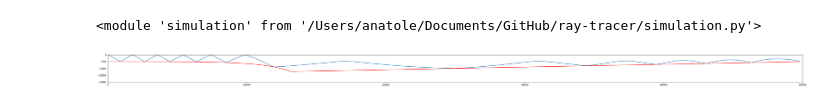
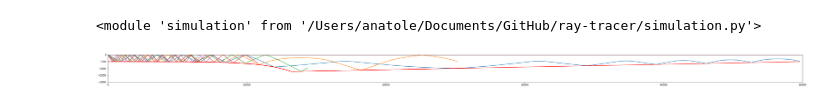
Before and after one commit to ahernot/ray-tracer, a Jupyter notebook: tests.ipynb, the cells around one changed output. Drawn from its saved outputs; the diff is of its cells as text; code cells hidden in the pictures.

Commit message:
begin simulation.Simulation2D tests

```diff
--- a/tests.ipynb
+++ b/tests.ipynb
@@ -32,19 +32,35 @@ env = Env.Environment2D(
     ceiling=ceiling
 )
 # %%
-reload(Ray)
+# reload(Ray)
 
-ray = Ray.Ray2D(env, source, angle)
-ray.propagate()  # verbose=True)
+# ray = Ray.Ray2D (env, source, angle)
+# ray.propagate()  # verbose=True)
 # %%
-plt.figure(figsize=(50, 2))
-plt.plot(ray.XZ[:,0], ray.XZ[:,1])
-plt.plot(ray.XZ[:,0], ceiling(ray.XZ[:,0]), c='red')
-plt.plot(ray.XZ[:,0], floor(ray.XZ[:,0]), c='red')
-# plt.xlim((env.range_min.x, env.range_max.x))
-# plt.ylim((env.range_min.z, env.range_max.z))
-plt.xlim((0, 50000))
-plt.ylim((-2000, 0))
-plt.show()
+# plt.figure(figsize=(50, 2))
+# plt.plot(ray.XZ[:,0], ray.XZ[:,1])
+# plt.plot(ray.XZ[:,0], ceiling(ray.XZ[:,0]), c='red')
+# plt.plot(ray.XZ[:,0], floor(ray.XZ[:,0]), c='red')
+# # plt.xlim((env.range_min.x, env.range_max.x))
+# # plt.ylim((env.range_min.z, env.range_max.z))
+# plt.xlim((0, 50000))
+# plt.ylim((-2000, 0))
+# plt.show()
-# %% [output]
-[figure, removed]
+# %%
+reload(Sim)
+
+sim = Sim.Simulation2D (env)
+sim.add_rays (source, -0.5, -0.6, -0.7, -0.8, -0.9, 1.)
+# %%
+plt.figure(figsize=(50, 2))
+for ray in sim.get_rays():
+    plt.plot(ray.XZ[:,0], ray.XZ[:,1])
+    plt.plot(ray.XZ[:,0], ceiling(ray.XZ[:,0]), c='red')
+    plt.plot(ray.XZ[:,0], floor(ray.XZ[:,0]), c='red')
+# plt.xlim((env.range_min.x, env.range_max.x))
+# plt.ylim((env.range_min.z, env.range_max.z))
+plt.xlim((0, 50000))
+plt.ylim((-2000, 0))
+plt.show()
+# %% [output]
+[figure, added]
```
